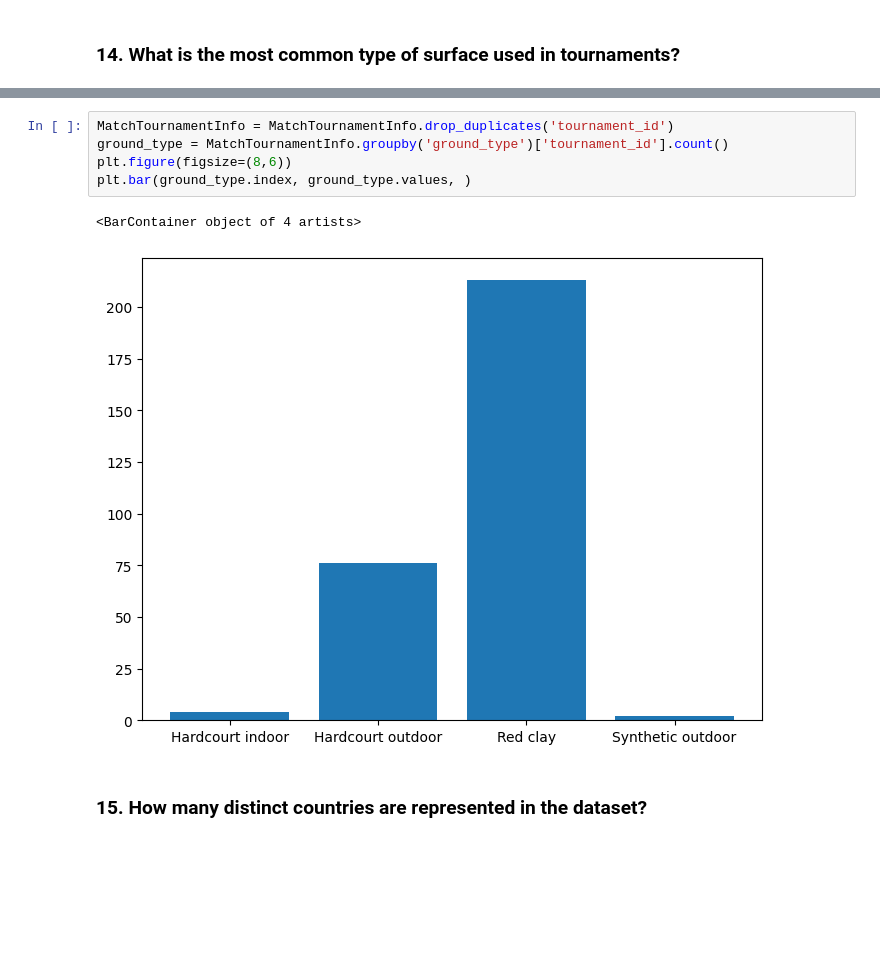
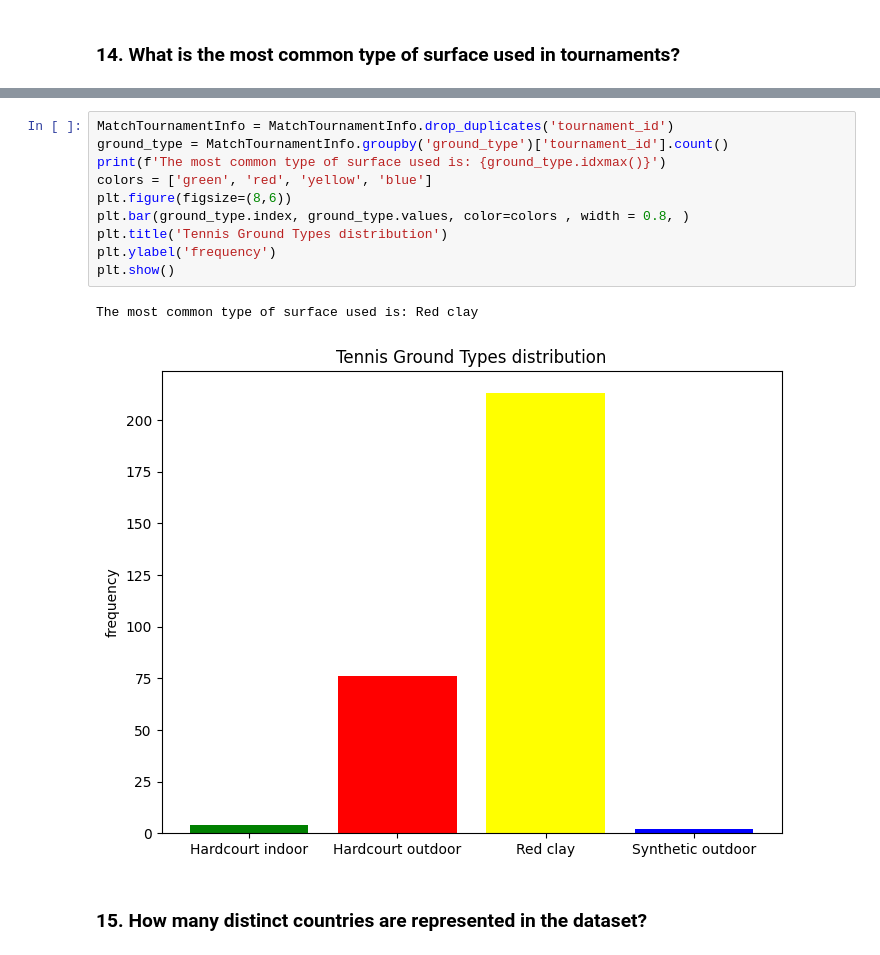
Before and after one commit to Mahlagha1994/Tennis-Games, a Jupyter notebook: notebooks/2-DATA ANALYZING.ipynb, the cells around one changed output, grey strips where cells are left out. Saved outputs shown, nothing was run; the diff lists cells and outputs as text; blank space fills up the shorter version.

```diff
--- a/notebooks/2-DATA ANALYZING.ipynb
+++ b/notebooks/2-DATA ANALYZING.ipynb
@@ -317,10 +301,15 @@ MatchTournamentInfo['tournament_id'].unique().size
 # %%
 MatchTournamentInfo = MatchTournamentInfo.drop_duplicates('tournament_id')
 ground_type = MatchTournamentInfo.groupby('ground_type')['tournament_id'].count()
+print(f'The most common type of surface used is: {ground_type.idxmax()}')
+colors = ['green', 'red', 'yellow', 'blue']
 plt.figure(figsize=(8,6))
-plt.bar(ground_type.index, ground_type.values, )
+plt.bar(ground_type.index, ground_type.values, color=colors , width = 0.8, )
+plt.title('Tennis Ground Types distribution')
+plt.ylabel('frequency')
+plt.show()
 # %% [output]
-<BarContainer object of 4 artists>
+The most common type of surface used is: Red clay
-[figure, old version]
+[figure, new version]
 # %% [markdown]
 ### 15.	How many distinct countries are represented in the dataset?
```
Also changed, not shown: parts of 2 cells of this notebook.
